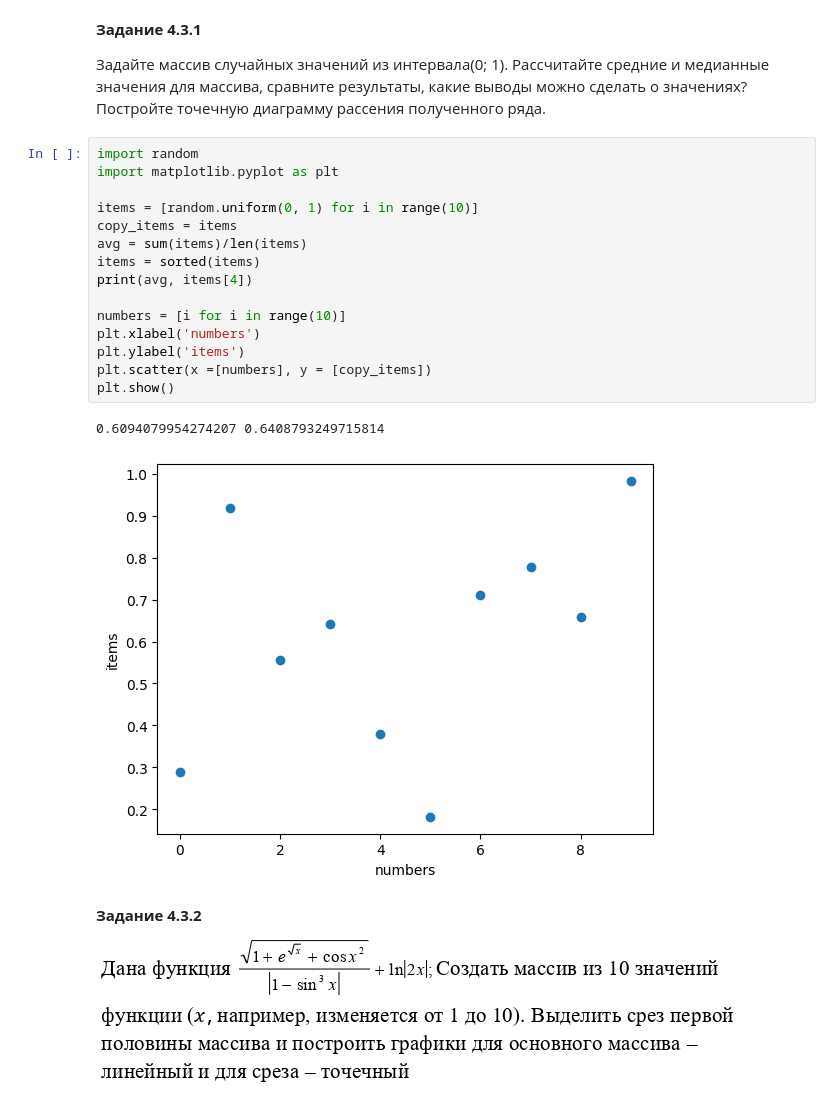
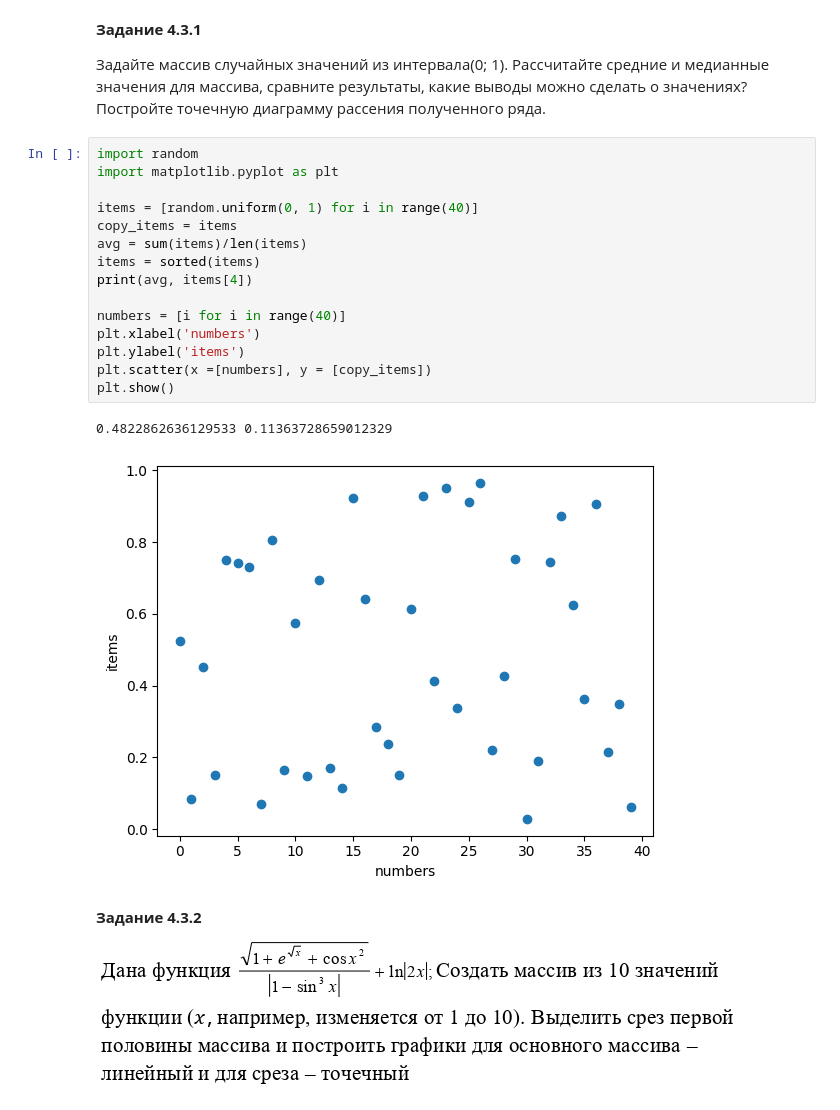
Before and after one commit to BigSekas/WB_mirea, a Jupyter notebook: Workbook1_Mironov_D.ipynb, the cells around one changed output. Saved outputs shown, nothing was run; the diff lists cells and outputs as text.

```diff
--- a/Workbook1_Mironov_D.ipynb
+++ b/Workbook1_Mironov_D.ipynb
@@ -272,21 +272,21 @@ plt.scatter(marks, data)
 # %%
 import random
 import matplotlib.pyplot as plt
 
-items = [random.uniform(0, 1) for i in range(10)]
+items = [random.uniform(0, 1) for i in range(40)]
 copy_items = items
 avg = sum(items)/len(items)
 items = sorted(items)
 print(avg, items[4])
 
-numbers = [i for i in range(10)]
+numbers = [i for i in range(40)]
 plt.xlabel('numbers')
 plt.ylabel('items')
 plt.scatter(x =[numbers], y = [copy_items])
 plt.show()
 # %% [output]
-0.6094079954274207 0.6408793249715814
+0.4822862636129533 0.11363728659012329
-[figure, old version]
+[figure, new version]
 # %% [markdown]
 **Задание 4.3.2**
 
```
Also changed, not shown: parts of 1 cell of this notebook.
